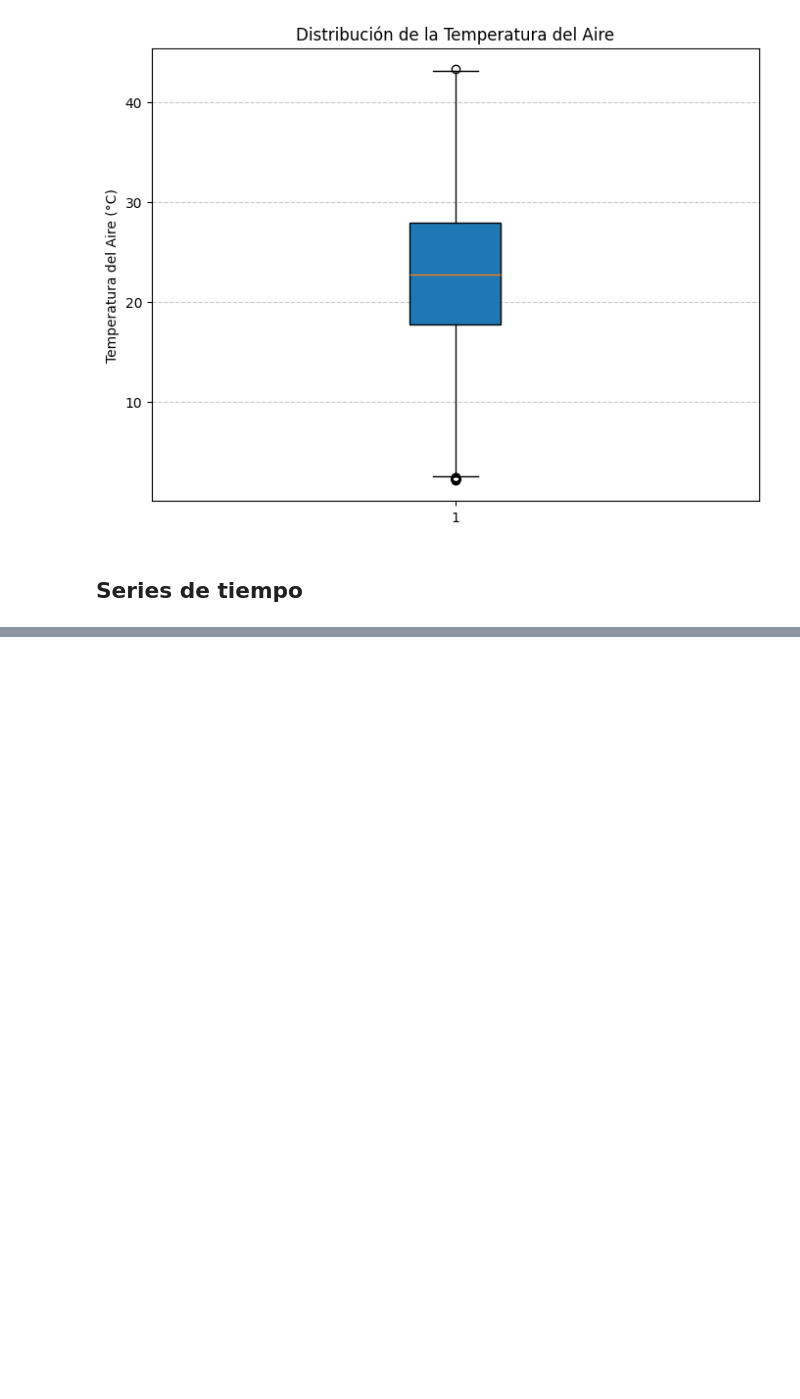
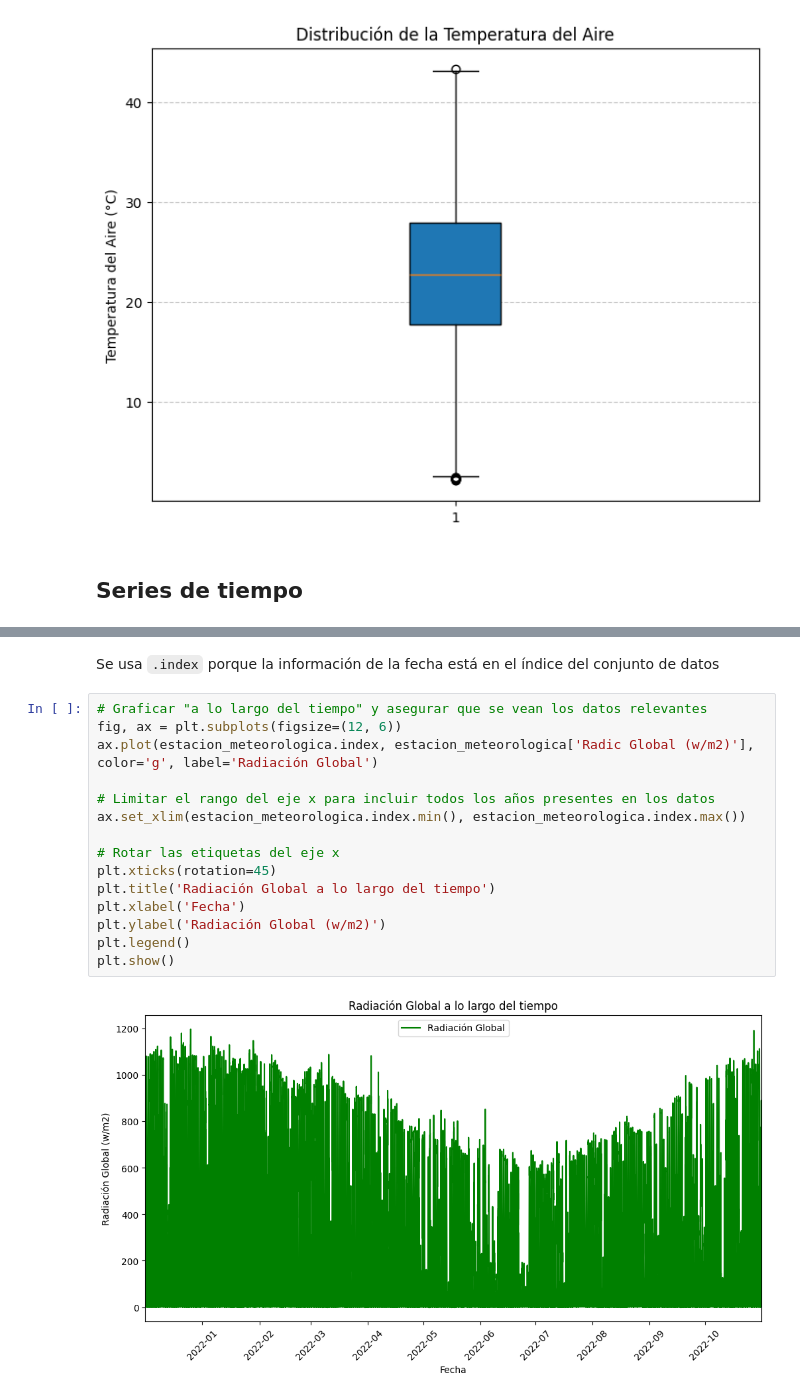
Before and after one commit to aldodds/DS_Python_WeatherStation, a Jupyter notebook: EstacionMeteorologica.ipynb, the cells around one changed output, grey strips where cells are left out. Cells and saved outputs as stored; diff of their text form; blank space fills up the shorter version.

Commit message:
Se crean los subplots

```diff
--- a/EstacionMeteorologica.ipynb
+++ b/EstacionMeteorologica.ipynb
@@ -768,0 +764,19 @@ Se usa `.index`
+# %% [markdown]
+Se usa `.index` porque la información de la fecha está en el índice del conjunto de datos
+# %%
+# Graficar "a lo largo del tiempo" y asegurar que se vean los datos relevantes
+fig, ax = plt.subplots(figsize=(12, 6))
+ax.plot(estacion_meteorologica.index, estacion_meteorologica['Radic Global (w/m2)'], color='g', label='Radiación Global')
+
+# Limitar el rango del eje x para incluir todos los años presentes en los datos
+ax.set_xlim(estacion_meteorologica.index.min(), estacion_meteorologica.index.max())
+
+# Rotar las etiquetas del eje x
+plt.xticks(rotation=45)
+plt.title('Radiación Global a lo largo del tiempo')
+plt.xlabel('Fecha')
+plt.ylabel('Radiación Global (w/m2)')
+plt.legend()
+plt.show()
+# %% [output]
+[figure, added]
```
Also changed, not shown: parts of 7 cells of this notebook.
